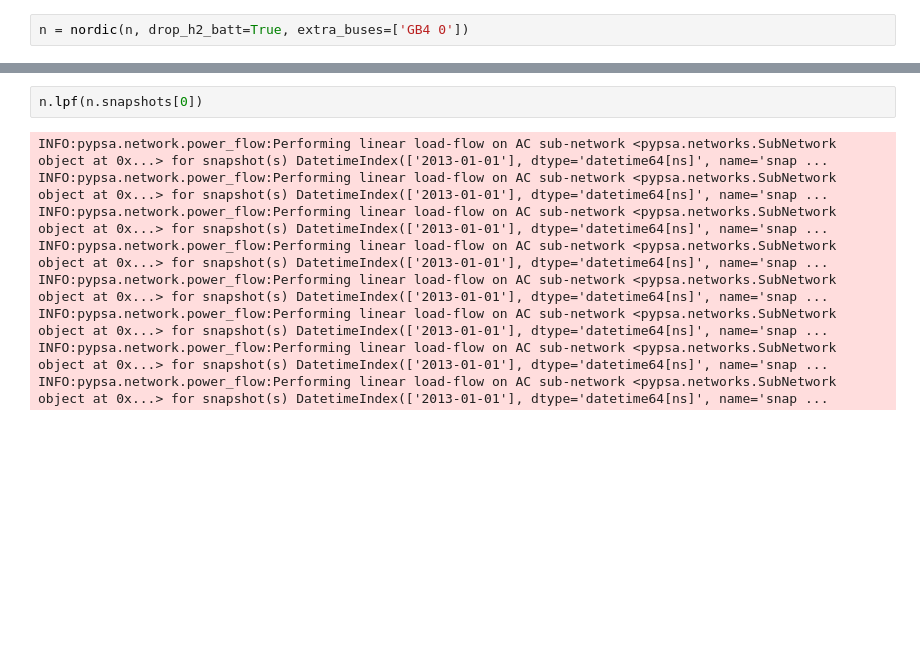
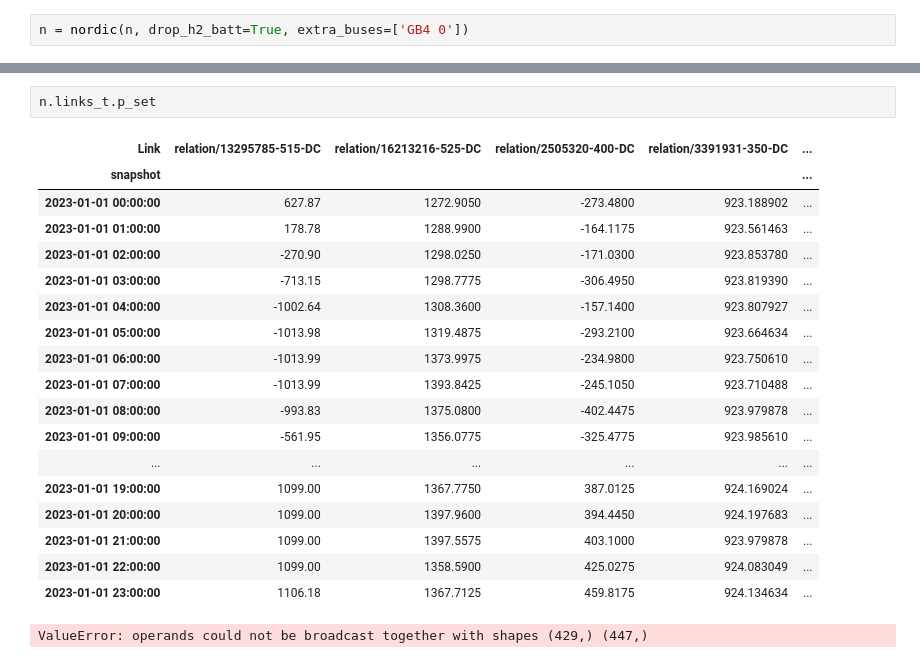
Before and after one commit to Pumpekraftverk/FM4017-Project, a Jupyter notebook: Dist_Load_gen.ipynb, the cells around one changed output, grey strips where cells are left out. Cells and saved outputs as stored; diff of their text form; blank space fills up the shorter version.

```diff
--- a/Dist_Load_gen.ipynb
+++ b/Dist_Load_gen.ipynb
@@ -206,11 +524,24 @@ n.generators_t.p_set = p_set
+# %%
+n.links_t.p_set
+# %% [output]
+| Link | relation/13295785-515-DC | relation/16213216-525-DC | relation/2505320-400-DC | relation/3391931-350-DC | ... |
+| snapshot |  |  |  |  | ... |
+| 2023-01-01 00:00:00 | 627.87 | 1272.9050 | -273.4800 | 923.188902 | ... |
+| 2023-01-01 01:00:00 | 178.78 | 1288.9900 | -164.1175 | 923.561463 | ... |
+| 2023-01-01 02:00:00 | -270.90 | 1298.0250 | -171.0300 | 923.853780 | ... |
+| 2023-01-01 03:00:00 | -713.15 | 1298.7775 | -306.4950 | 923.819390 | ... |
+| 2023-01-01 04:00:00 | -1002.64 | 1308.3600 | -157.1400 | 923.807927 | ... |
+| 2023-01-01 05:00:00 | -1013.98 | 1319.4875 | -293.2100 | 923.664634 | ... |
+| 2023-01-01 06:00:00 | -1013.99 | 1373.9975 | -234.9800 | 923.750610 | ... |
+| 2023-01-01 07:00:00 | -1013.99 | 1393.8425 | -245.1050 | 923.710488 | ... |
+| 2023-01-01 08:00:00 | -993.83 | 1375.0800 | -402.4475 | 923.979878 | ... |
+| 2023-01-01 09:00:00 | -561.95 | 1356.0775 | -325.4775 | 923.985610 | ... |
+| ... | ... | ... | ... | ... | ... |
+| 2023-01-01 19:00:00 | 1099.00 | 1367.7750 | 387.0125 | 924.169024 | ... |
+| 2023-01-01 20:00:00 | 1099.00 | 1397.9600 | 394.4450 | 924.197683 | ... |
+| 2023-01-01 21:00:00 | 1099.00 | 1397.5575 | 403.1000 | 923.979878 | ... |
+| 2023-01-01 22:00:00 | 1099.00 | 1358.5900 | 425.0275 | 924.083049 | ... |
+| 2023-01-01 23:00:00 | 1106.18 | 1367.7125 | 459.8175 | 924.134634 | ... |
 # %%
-n.lpf(n.snapshots[0])
 # %% [output]
-INFO:pypsa.network.power_flow:Performing linear load-flow on AC sub-network <pypsa.networks.SubNetwork object at 0x...> for snapshot(s) DatetimeIndex(['2013-01-01'], dtype='datetime64[ns]', name='snap ...
-INFO:pypsa.network.power_flow:Performing linear load-flow on AC sub-network <pypsa.networks.SubNetwork object at 0x...> for snapshot(s) DatetimeIndex(['2013-01-01'], dtype='datetime64[ns]', name='snap ...
-INFO:pypsa.network.power_flow:Performing linear load-flow on AC sub-network <pypsa.networks.SubNetwork object at 0x...> for snapshot(s) DatetimeIndex(['2013-01-01'], dtype='datetime64[ns]', name='snap ...
-INFO:pypsa.network.power_flow:Performing linear load-flow on AC sub-network <pypsa.networks.SubNetwork object at 0x...> for snapshot(s) DatetimeIndex(['2013-01-01'], dtype='datetime64[ns]', name='snap ...
-INFO:pypsa.network.power_flow:Performing linear load-flow on AC sub-network <pypsa.networks.SubNetwork object at 0x...> for snapshot(s) DatetimeIndex(['2013-01-01'], dtype='datetime64[ns]', name='snap ...
-INFO:pypsa.network.power_flow:Performing linear load-flow on AC sub-network <pypsa.networks.SubNetwork object at 0x...> for snapshot(s) DatetimeIndex(['2013-01-01'], dtype='datetime64[ns]', name='snap ...
-INFO:pypsa.network.power_flow:Performing linear load-flow on AC sub-network <pypsa.networks.SubNetwork object at 0x...> for snapshot(s) DatetimeIndex(['2013-01-01'], dtype='datetime64[ns]', name='snap ...
-INFO:pypsa.network.power_flow:Performing linear load-flow on AC sub-network <pypsa.networks.SubNetwork object at 0x...> for snapshot(s) DatetimeIndex(['2013-01-01'], dtype='datetime64[ns]', name='snap ...
+ValueError: operands could not be broadcast together with shapes (429,) (447,)
```
Also changed, not shown: parts of 28 cells of this notebook, 2 other files.
